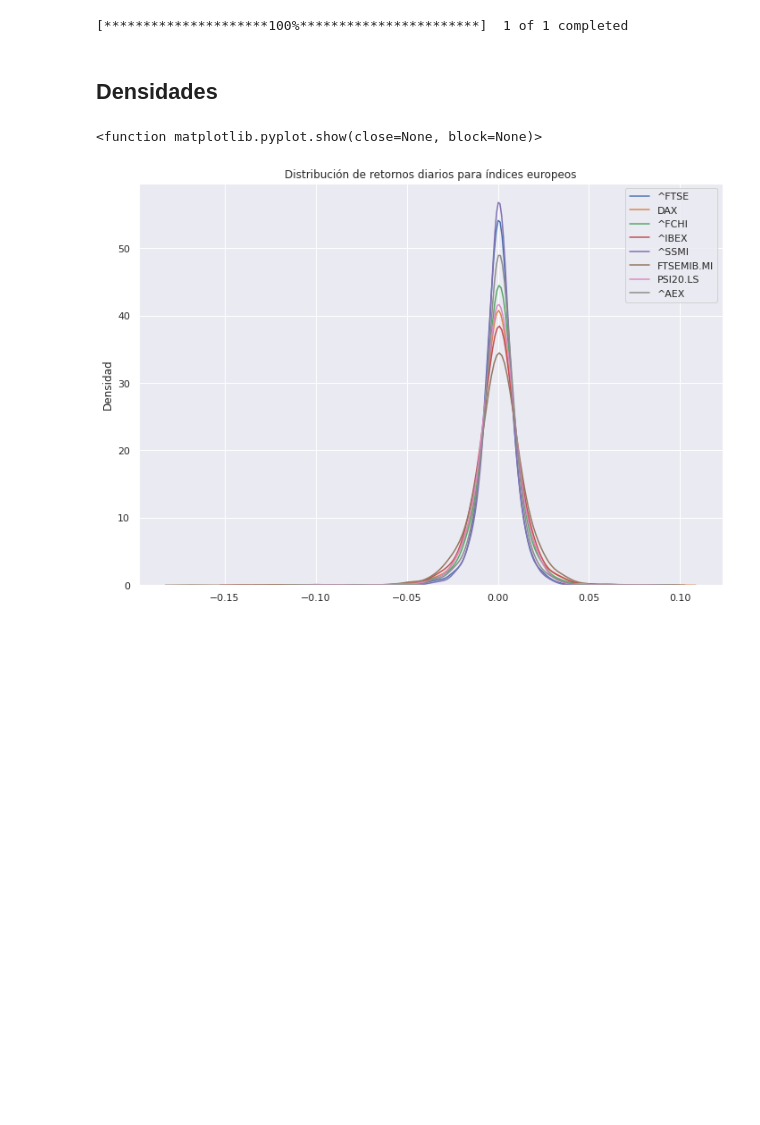
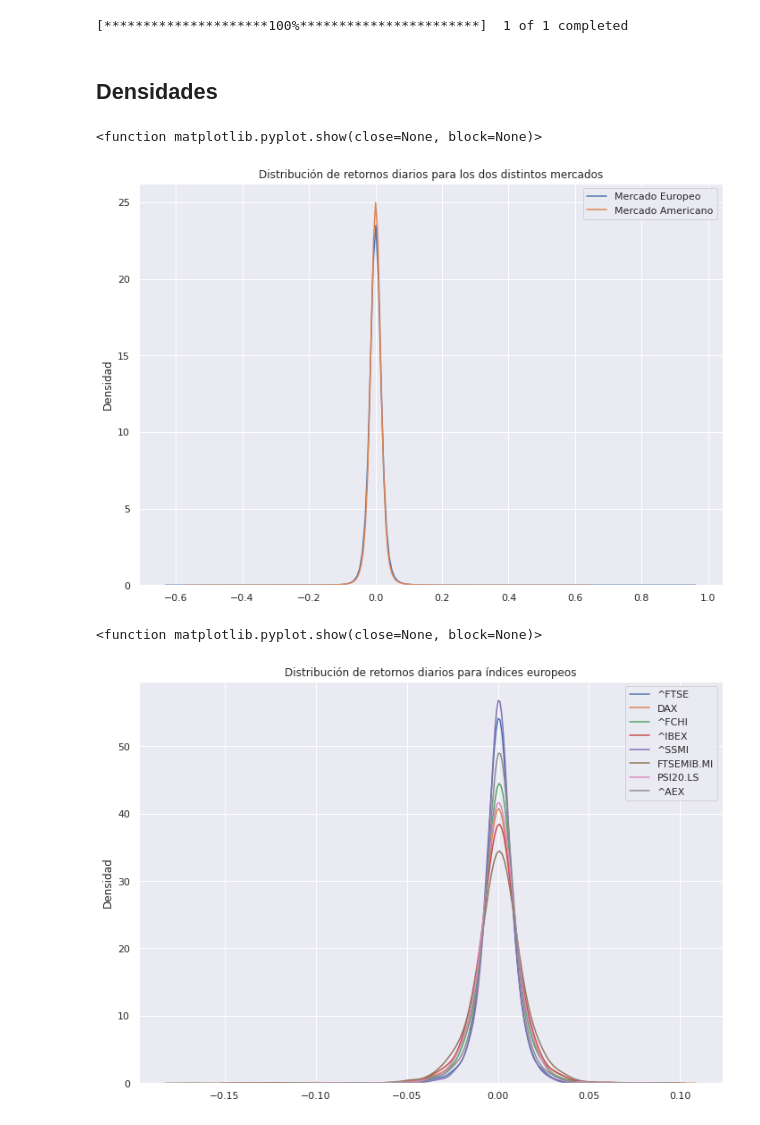
Before and after one commit to jduarte00/tesis, a Jupyter notebook: index_returns.ipynb, the cells around one changed output. Cells and saved outputs as stored; diff of their text form; code cells hidden in the pictures; blank space fills up the shorter version.

Commit message:
add density for returns of each market set

```diff
--- a/index_returns.ipynb
+++ b/index_returns.ipynb
@@ -32,7 +33,18 @@ european_returns = pd.read_csv('/home/dum/Desktop/data/european_market_returns.c
 # %%
-american_returns = pd.read_csv('/home/dum/Desktop/data/sp_500_returns.csv', index_col = "Date")
+european_returns_flatten = european_returns.to_numpy().flatten()
+american_returns_flatten = american_returns.to_numpy().flatten()
 # %% [markdown]
 ## Densidades
+# %%
+ax = sns.kdeplot(european_returns_flatten, bw_method=0.5, fill=False, alpha = 1)
+ax = sns.kdeplot(american_returns_flatten, bw_method=0.5, fill=False, alpha = 1)
+plt.legend(labels=['Mercado Europeo', 'Mercado Americano'])
+plt.title("Distribución de retornos diarios para los dos distintos mercados")
+ax.set(ylabel="Densidad")
+plt.show
+# %% [output]
+<function matplotlib.pyplot.show(close=None, block=None)>
+[figure, added]
 # %%
 for index in tickers_europe:
     ax = sns.kdeplot(indexes_close[index].pct_change(periods = 1).dropna().values, bw_method=0.3, fill=False, alpha = 1)
```
Also changed, not shown: parts of 3 cells of this notebook.
